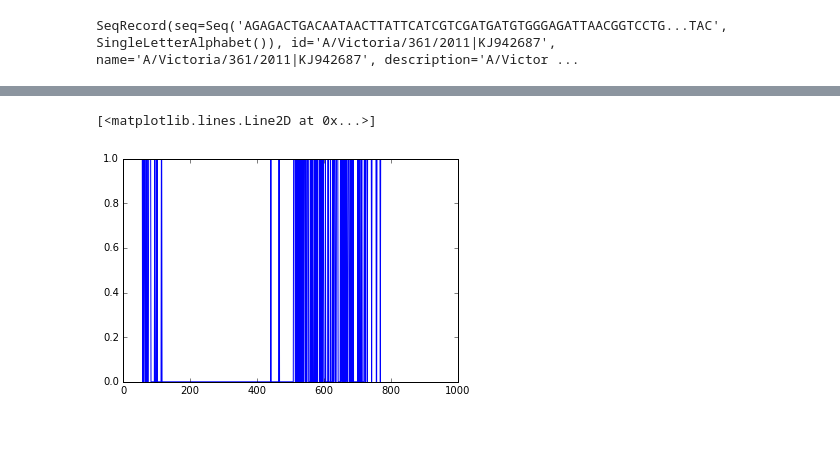
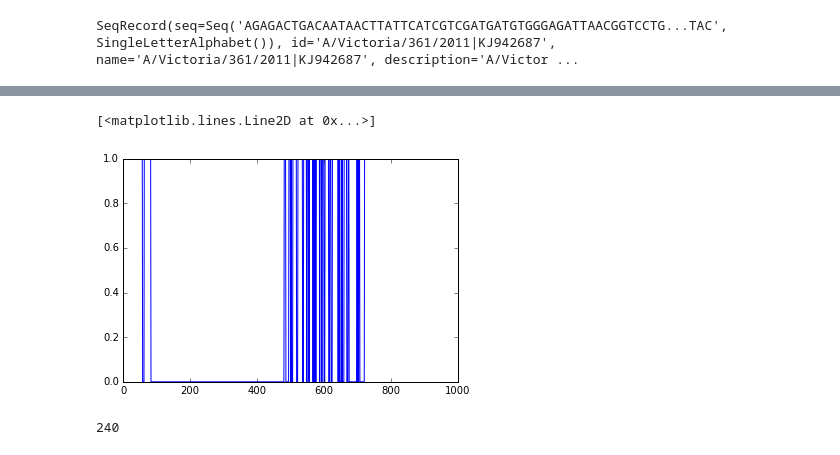
Before and after one commit to ericmjl/protein-systematic-characterization, a Jupyter notebook: experiments/temp-20160927-hackytaq/hacky-taq.ipynb, the cells around one changed output, grey strips where cells are left out. Saved outputs shown, nothing was run; the diff lists cells and outputs as text; code cells hidden in the pictures.

Commit message:
added data & updated models.

```diff
--- a/experiments/temp-20160927-hackytaq/hacky-taq.ipynb
+++ b/experiments/temp-20160927-hackytaq/hacky-taq.ipynb
@@ -104,13 +124,41 @@ print(distance(str(original[150:-150].seq), str(mn_55[150:-150]), ))
 # %%
 from collections import Counter
 import matplotlib.pyplot as plt
 %matplotlib inline
 num_gaps = []
+window_length = 5
 for pos in range(aln.get_alignment_length()):
-    letters = Counter(aln[:, pos])
-    num_gaps.append(bool(letters['-'] + letters['N']))
+    temp_aln = aln[:, pos:pos+window_length]
+    letters = Counter()
+    for i in range(temp_aln.get_alignment_length()):
+        letters = letters + Counter(temp_aln[:, i])
+    # letters = Counter(aln[:, pos:pos+10])
+
+
+    b = bool(int((letters['-'] + letters['N'])/window_length))
+    num_gaps.append(b)
 plt.plot(num_gaps)
 # plt.ylim(-1, 3)
 # %% [output]
 [<matplotlib.lines.Line2D at 0x...>]
-[figure, old version]
+[figure, new version]
+# %%
+# identify the longest sequence of zeros amongst smoothed out data.
+from itertools import groupby
+
+def find_midpoint_of_longest_zeros(num_gaps):
+    idx_longest_zeros = 0
+    longest_zeros = [0]
+    pos_counter = 0
+    for i, (elm, grp) in enumerate(groupby(num_gaps)):
+        grp = list(grp)
+        if not elm and len(grp) > len(longest_zeros):
+            longest_zeros = grp
+            idx_longest_zeros = pos_counter
+        pos_counter += len(grp)
+
+    return int((idx_longest_zeros + len(longest_zeros)) / 2)
+
+find_midpoint_of_longest_zeros(num_gaps)
+# %% [output]
+240
```
Also changed, not shown: parts of 26 cells of this notebook, 23 other files.
